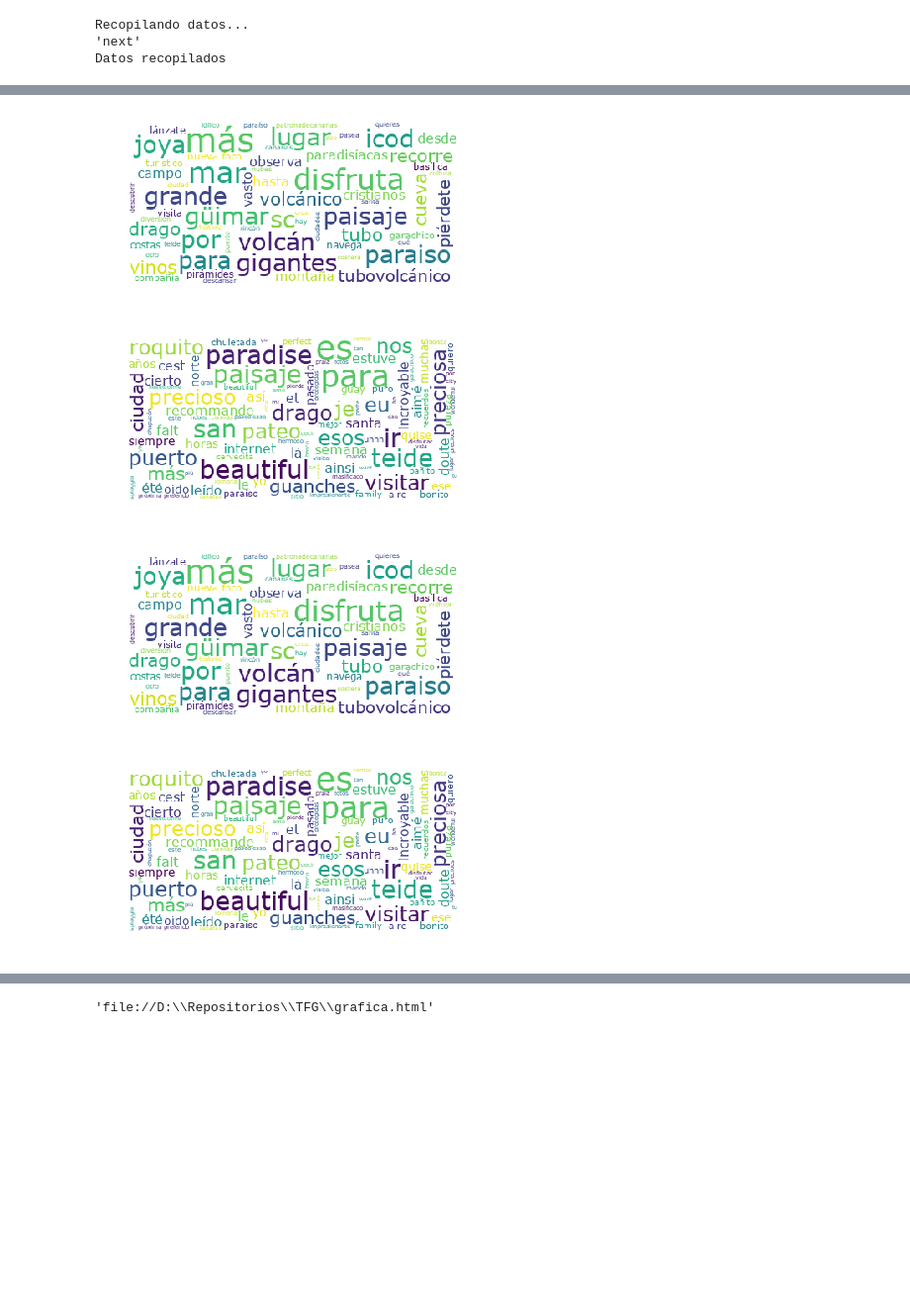
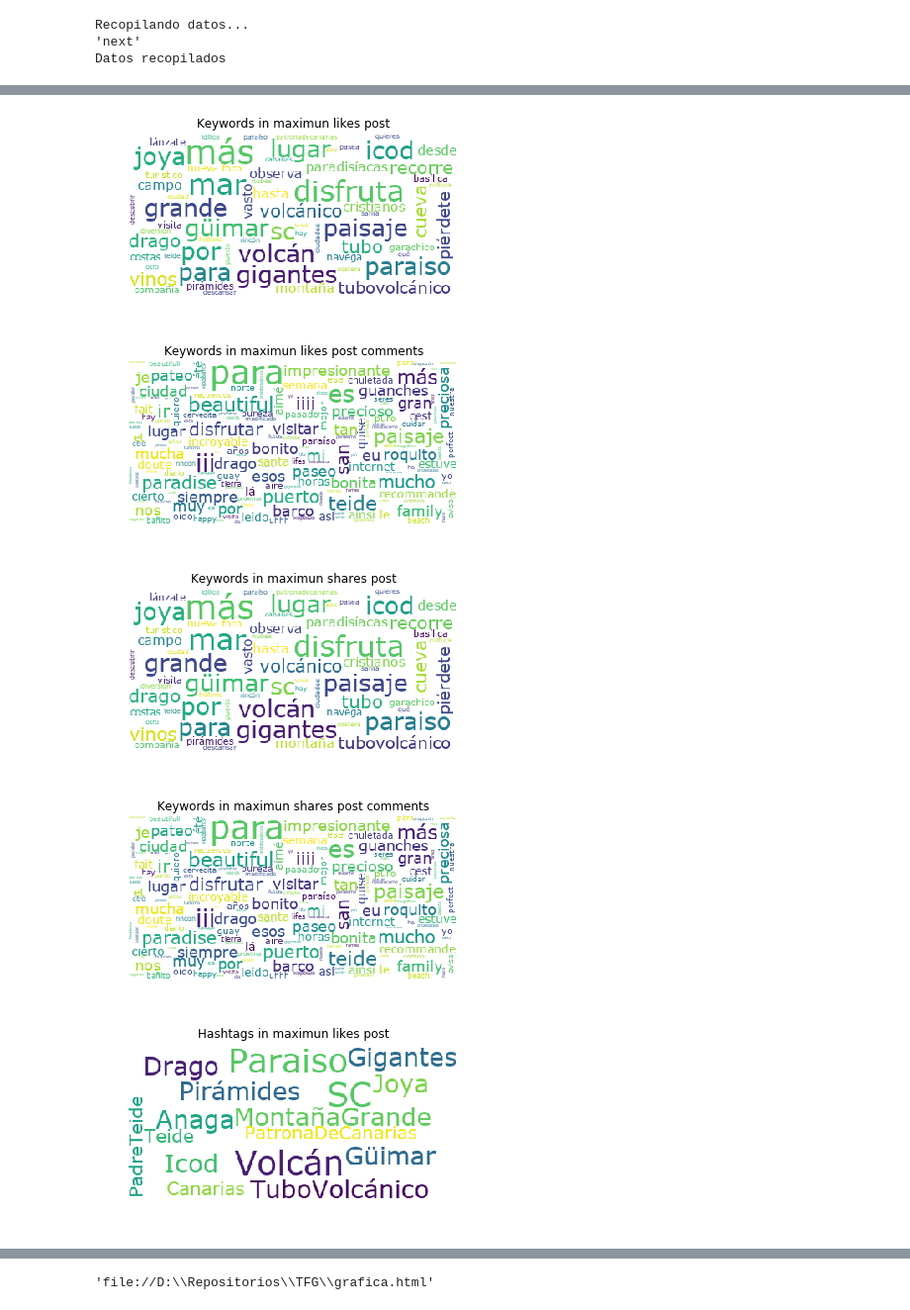
Before and after one commit to alu0100767803/TFG, a Jupyter notebook: Untitled.ipynb, the cells around one changed output, grey strips where cells are left out. Shown: that part at 99% size. Cells and saved outputs as stored; diff of their text form; code cells hidden in the pictures; blank space fills up the shorter version.

```diff
--- a/Untitled.ipynb
+++ b/Untitled.ipynb
@@ -42,12 +42,12 @@ collection_comments.delete_many({})
 # %% [output]
 <pymongo.results.DeleteResult at 0x...>
 # %%
-id = "215473732566847"              # id de la página que va a ser analizada
+id = "turismoTenerife"              # id de la página que va a ser analizada
 """Páginas usadas
  * tenerifevacanze
  * VisitTenerifeES
  * siampark
- * 215473732566847"""
+ * turismoTenerife"""
 
 
 
@@ -251,24 +227,27 @@ Salgo execute pipeline
 # %%
 #Content analysis
 
-def viz_wordcloud(dataframe, column_name):
-    print(dataframe[column_name])
+def viz_wordcloud(dataframe, column_name, title):
     lst_tokens = list(itertools.chain.from_iterable(dataframe[column_name]))
     lst_p = []
     for phrase in lst_tokens:
-        print(phrase)
         lst_p.extend(phrase)
     lst_phrases = [phrase.replace(" ", "_") for phrase in lst_p]
 
-    CLEANING_LIST = ['el', 'la', 'lo', 'que', 'con', 'del', 'lo','como','una', 'al','su','un','en' ] # Lista con palabras que consideraremos como ruido
-    lst_phrases = [phrase for phrase in lst_phrases if not any(spam in phrase.lower() for spam in CLEANING_LIST)] # Quitamos los keywords considerados como ruido
-    lst_phrases = [phrase.replace(" ","_") for phrase in lst_phrases if len(phrase) > 1] # Eliminamos los tokens que son de una sola letra
-    wordcloud = WordCloud(font_path='./Fonts/Verdana.ttf', background_color="White", max_words=2000, max_font_size=40, random_state=42).generate(" ".join(lst_phrases))
+    CLEANING_LIST = [] # Lista con palabras que consideraremos como ruido
+    # Quitamos los elementos considerados como ruido
+    lst_phrases = [phrase.replace(" ","_") for phrase in lst_phrases if not any(spam in phrase.lower() for spam in CLEANING_LIST)]
+    # Eliminamos los tokens que son de una sola letra
+    lst_phrases = [phrase.replace(" ","_") for phrase in lst_phrases if len(phrase) > 1]
+
+    wordcloud = WordCloud(font_path='./Fonts/Verdana.ttf', background_color="White", max_words=2000
+                                        , max_font_size=40, random_state=42).generate(" ".join(lst_phrases))
 
     plt.figure()
     plt.imshow(wordcloud)
     plt.axis("off")
-    plt.show
+    plt.title(title)
+    plt.show()
 
 def print_verbatims(df, nb_verbatim, keywords):
     verbatims = df[df['message'].str.contains(keywords)]
@@ -393,11 +323,14 @@ date
 # %%
-def max_wordcloud(ts_df_posts, ts_df_comments, columnname, criterium):
+def max_wordcloud(ts_df_posts, ts_df_comments, columnname, criterium, title):
     mean_week = ts_df_posts.resample('W').mean()
     start_week = (mean_week[criterium].idxmax() - datetime.timedelta(days=7)).strftime('%Y-%m-%d')
     end_week = mean_week[criterium].idxmax().strftime('%Y-%m-%d')
-    viz_wordcloud(ts_df_posts[end_week:start_week], columnname)
-    viz_wordcloud(ts_df_comments[start_week:end_week], columnname)
+    viz_wordcloud(ts_df_posts[end_week:start_week], columnname, title)
+    viz_wordcloud(ts_df_comments[start_week:end_week], columnname, title + ' comments')
 
-max_wordcloud(df_posts_ts, df_comments_ts, 'keywords', 'likes')
-max_wordcloud(df_posts_ts, df_comments_ts, 'keywords','shares')
+max_wordcloud(df_posts_ts, df_comments_ts, 'keywords', 'likes', 'Keywords in maximun likes post')
+max_wordcloud(df_posts_ts, df_comments_ts, 'keywords','shares', 'Keywords in maximun shares post')
+
+max_wordcloud(df_posts_ts, df_comments_ts, 'hashtags', 'likes', 'Hashtags in maximun likes post')
+max_wordcloud(df_posts_ts, df_comments_ts, 'hashtags','shares', 'Hashtags in maximun shares post')
 # %% [output]
@@ -421,4 +337,5 @@ date
-[figure, old version]
+[figure, new version]
-[figure, old version]
+[figure, new version]
-[figure, old version]
+[figure, new version]
-[figure, old version]
+[figure, new version]
+[figure, added]
```
Also changed, not shown: parts of 23 cells of this notebook, 27 other files.
